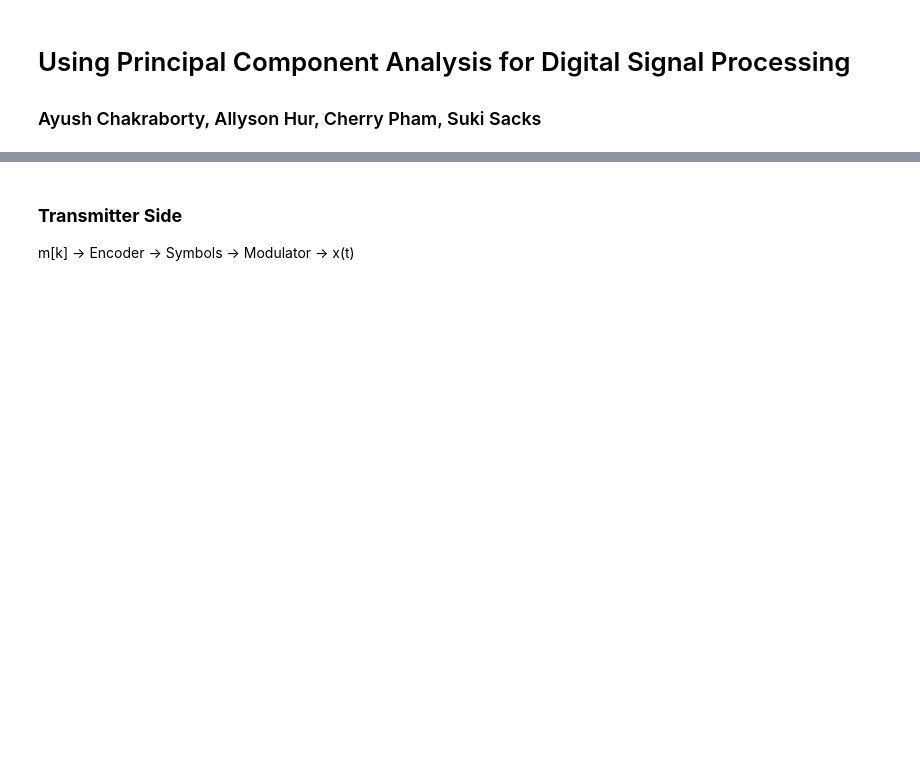
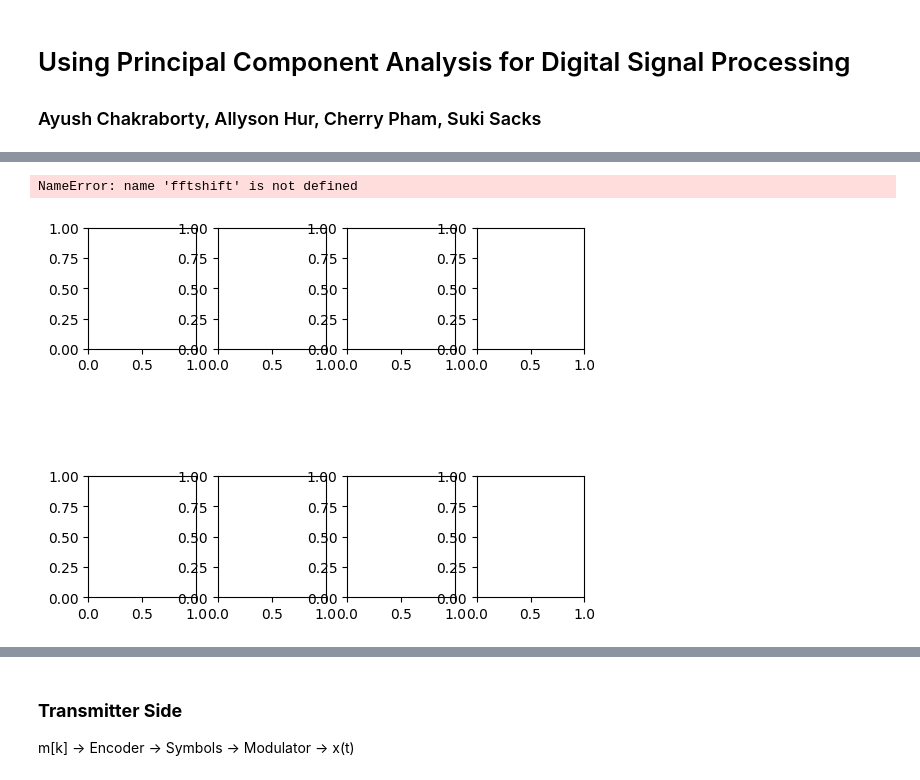
Before and after one commit to allyson-hur/adcomms_dsp, a Jupyter notebook: pca.ipynb, the cells around one changed output, grey strips where cells are left out. Drawn from its saved outputs; the diff is of its cells as text; code cells hidden in the pictures; blank space fills up the shorter version.

```diff
--- a/pca.ipynb
+++ b/pca.ipynb
@@ -54,0 +57,35 @@ message_bits, message_bits_txt = generate_signal(message_txt)
+# %%
+from pca import PAMGenerator
+
+class SymbolContruction:
+   def __init__(self, BITS_PER_SYMBOL, SAMPLES_PER_SYMBOL):
+       self.BITS_PER_SYMBOL = BITS_PER_SYMBOL
+       self.SAMPLES_PER_SYMBOL = SAMPLES_PER_SYMBOL
+
+   def symbols_of_t(self):
+       symbols_of_t = []
+       N_symbols = 2**self.BITS_PER_SYMBOL
+       fig, ax = plt.subplots(2, N_symbols)
+       plt.subplots_adjust(hspace=1.05)
+       for symbol in range(N_symbols):
+           x = PAMGenerator(
+               symbol, k=N_symbols, samples_per_symbol=self.SAMPLES_PER_SYMBOL
+           )
+           symbols_of_t.append(x)
+
+       return symbols_of_t, fig, ax
+
+SymbolContruction_test = SymbolContruction(BITS_PER_SYMBOL=2, SAMPLES_PER_SYMBOL=200)
+test_symbols_of_t = SymbolContruction_test.symbols_of_t()
+
+# Plot time- and frequency-domain representations of waveform.
+symbol_zeros = np.zeros((samples_per_symbol,))
+x = np.concatenate((symbol_zeros, x, symbol_zeros))
+t = np.linspace(-1*T_symbol, 2*T_symbol, len(x))
+
+real_fft_plot(t, x, ax[0][symbol], ax[1][symbol], t_label='$x_{%d}[t]$'%symbol, f_label='$|X_{%d}(f)|$'%symbol)
+
+# print(test_symbols_of_t)
+# %% [output]
+NameError: name 'fftshift' is not defined
+[figure, added]
```
Also changed, not shown: parts of 27 cells of this notebook, 7 other files.
